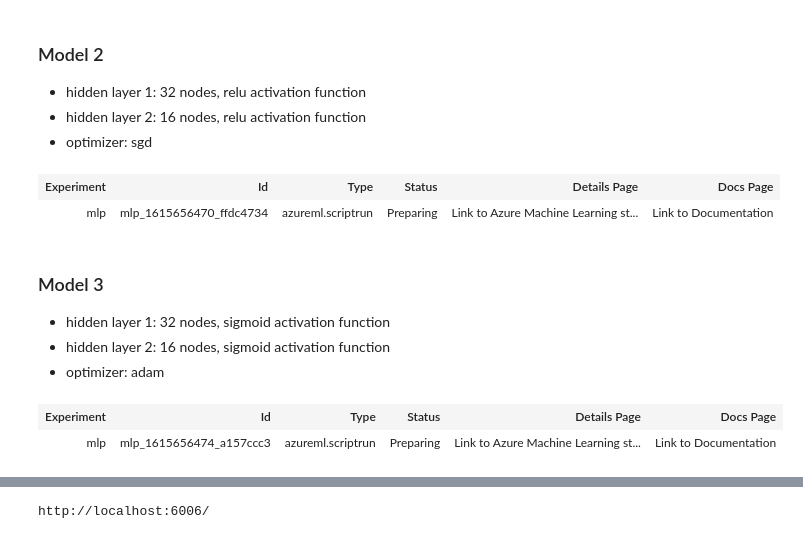
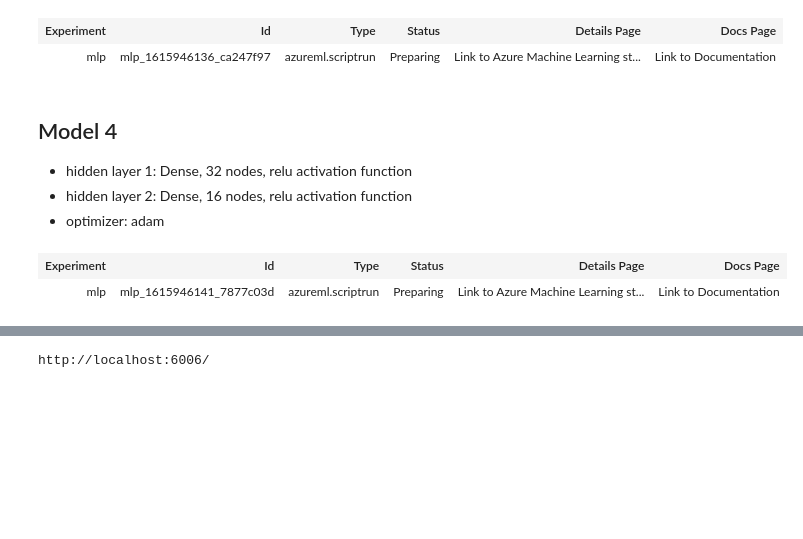
Before and after one commit to benbogart/waste-classification, a Jupyter notebook: 2_MLP_Azure.ipynb, the cells around one changed output, grey strips where cells are left out. Saved outputs shown, nothing was run; the diff lists cells and outputs as text; code cells hidden in the pictures; blank space fills up the shorter version.

```diff
--- a/2_MLP_Azure.ipynb
+++ b/2_MLP_Azure.ipynb
@@ -238,0 +277,12 @@ src = ScriptRunConfig(source_directory='train_script/',
+# %%
+runs.append(exp.submit(config=src))
+
+# Add name and tags for tracking
+runs[-1].add_properties({'name': 'MLP relu-sgd'})
+
+# add tags to track infomation in ML Studio
+runs[-1].tag('activation', 'relu')
+runs[-1].tag('optimizer', 'sgd')
+runs[-1].tag('hidden layers', '2')
+
+runs[-1]
@@ -239,25 +297,42 @@ src = ScriptRunConfig(source_directory='train_script/',
+# %%
+args = ['--data_path', dataset.as_named_input('input').as_mount(),
+        '--nodes', '32,16',
+        '--activation', 'sigmoid,sigmoid',
+        '--optimizer', 'adam',
+        '--epochs', 50,]
+
+src = ScriptRunConfig(source_directory=script_path,
+                      script='train.py',
+                      arguments=args,
+                      compute_target=compute_target,
+                      environment=env)
 # %%
 runs.append(exp.submit(config=src))
 
 # Add name and tags for tracking
-runs[-1].add_properties({'name': 'sigmoid-sgd'})
+runs[-1].add_properties({'name':'MLP sigmoid-adam'})
 
 runs[-1].tag('activation', 'sigmoid')
-runs[-1].tag('optimizer', 'sgd')
+runs[-1].tag('optimizer', 'adam')
 runs[-1].tag('hidden layers', '2')
+
+runs[-1]
+# %% [output]
+| Experiment | Id | Type | Status | Details Page | Docs Page |
+| mlp | mlp_1615946136_ca247f97 | azureml.scriptrun | Preparing | Link to Azure Machine Learning st... | Link to Documentation |
 # %% [markdown]
-### Model 2
-- hidden layer 1: 32 nodes, relu activation function
-- hidden layer 2: 16 nodes, relu activation function
-- optimizer: sgd
+## Model 4
+- hidden layer 1: Dense, 32 nodes, relu activation function
+- hidden layer 2: Dense, 16 nodes, relu activation function
+- optimizer: adam
 # %%
 args = ['--data_path', dataset.as_named_input('input').as_mount(),
         '--nodes', '32,16',
         '--activation', 'relu,relu',
-        '--optimizer', 'sgd',
+        '--optimizer', 'adam',
         '--epochs', 50]
 
-src = ScriptRunConfig(source_directory='train_script/',
+src = ScriptRunConfig(source_directory=script_path,
                       script='train.py',
                       arguments=args,
                       compute_target=compute_target,
@@ -265,19 +340,14 @@ src = ScriptRunConfig(source_directory='train_script/',
 # %%
 runs.append(exp.submit(config=src))
 
 # Add name and tags for tracking
-runs[-1].add_properties({'name': 'relu-sgd'})
+runs[-1].add_properties({'name':'MLP relu-adam'})
 
 runs[-1].tag('activation', 'relu')
-runs[-1].tag('optimizer', 'sgd')
+runs[-1].tag('optimizer', 'adam')
 runs[-1].tag('hidden layers', '2')
 
 runs[-1]
 # %% [output]
 | Experiment | Id | Type | Status | Details Page | Docs Page |
-| mlp | mlp_1615656470_ffdc4734 | azureml.scriptrun | Preparing | Link to Azure Machine Learning st... | Link to Documentation |
+| mlp | mlp_1615946141_7877c03d | azureml.scriptrun | Preparing | Link to Azure Machine Learning st... | Link to Documentation |
-# %% [markdown]
-### Model 3
-- hidden layer 1: 32 nodes, sigmoid activation function
-- hidden layer 2: 16 nodes, sigmoid activation function
-- optimizer: adam
@@ -296,14 +353,0 @@ src = ScriptRunConfig(source_directory='train_script/',
-# %%
-runs.append(exp.submit(config=src))
-
-# Add name and tags for tracking
-runs[-1].add_properties({'name':'sigmoid-adam'})
-
-runs[-1].tag('activation', 'sigmoid')
-runs[-1].tag('optimizer', 'adam')
-runs[-1].tag('hidden layers', '2')
-
-runs[-1]
-# %% [output]
-| Experiment | Id | Type | Status | Details Page | Docs Page |
-| mlp | mlp_1615656474_a157ccc3 | azureml.scriptrun | Preparing | Link to Azure Machine Learning st... | Link to Documentation |
```
Also changed, not shown: parts of 87 cells of this notebook.
